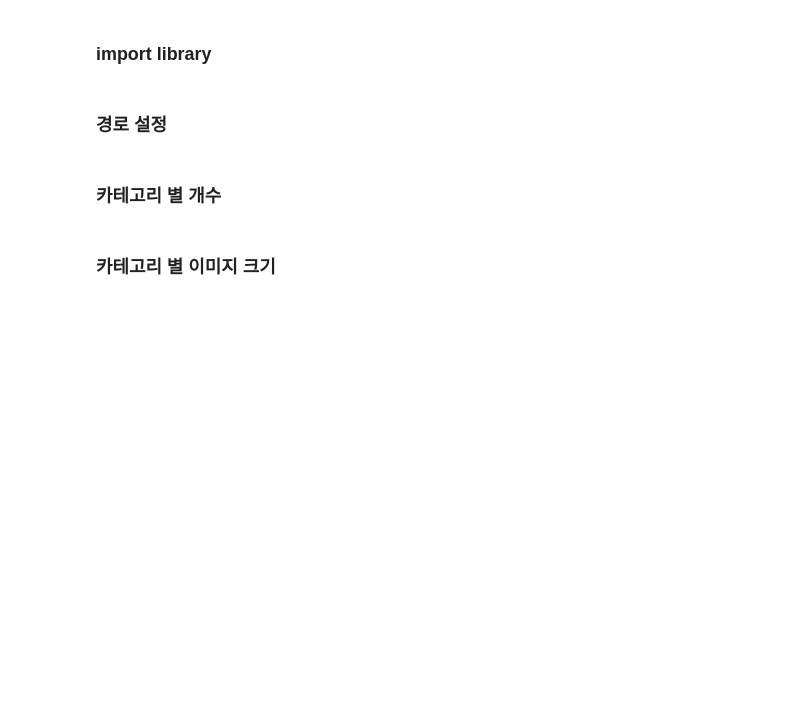
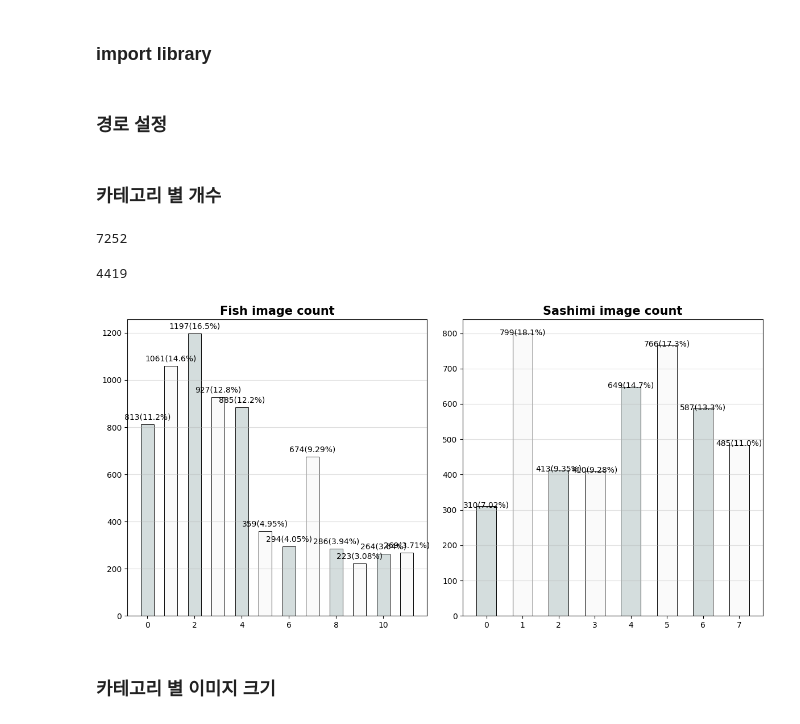
Before and after one commit to boostcampaitech4lv23cv2/final-project-level3-cv-13, a Jupyter notebook: ml/EDA/fish_data_eda.ipynb, the cells around one changed output. Drawn from its saved outputs; the diff is of its cells as text; code cells hidden in the pictures; blank space fills up the shorter version.

Commit message:
[Feat] make pseudo label dataset

```diff
--- a/ml/EDA/fish_data_eda.ipynb
+++ b/ml/EDA/fish_data_eda.ipynb
@@ -13,9 +13,8 @@ import pandas as pd
 ### 경로 설정
 # %%
 #csv_path
-csv_path = '/opt/ml/final-project-level3-cv-13/Data/Fish/Fish_dataset/output/analysis_csv'
-train_csv_path = osp.join(csv_path, 'train.csv')
-valid_csv_path = osp.join(csv_path, 'valid.csv')
+fish_csv_path = '/opt/ml/data/fish/fish.csv'
+sashimi_csv_path = '/opt/ml/data/sashimi/sashimi.csv'
 
 #image_path
 image_path = '/opt/ml/final-project-level3-cv-13/Data/Fish/Fish_dataset/output/crop_image'
@@ -35,46 +34,54 @@ valid_json_path = osp.join(json_path, '[new]_gbt_fish_dtset_val_images.json')
 # %% [markdown]
 ### 카테고리 별 개수
 # %%
-train_csv = pd.read_csv(train_csv_path)
-valid_csv = pd.read_csv(valid_csv_path)
+fish_csv = pd.read_csv(fish_csv_path)
+sashimi_csv = pd.read_csv(sashimi_csv_path)
 # %%
-train_cnt = train_csv['categories_id'].value_counts().sort_index()
-print(len(train_csv))
+fish_cnt = fish_csv['categories_id'].value_counts().sort_index()
+print(len(fish_csv))
+# %% [output]
+7252
 # %%
-valid_cnt = valid_csv['categories_id'].value_counts().sort_index()
+sashimi_cnt = sashimi_csv['categories_id'].value_counts().sort_index()
+print(len(sashimi_csv))
+# %% [output]
+4419
 # %%
 fig = plt.figure(figsize = (12, 6))
 gs = fig.add_gridspec(1, 2)
 
 ax = fig.add_subplot(gs[0:1])
 ax2 = fig.add_subplot(gs[1:2])
 
-ax.bar(train_cnt.index, train_cnt, color=['#d4dddd' if i%2==0 else '#fafafa' for i in range(9)],
+ax.bar(fish_cnt.index, fish_cnt, color=['#d4dddd' if i%2==0 else '#fafafa' for i in range(12)],
         width=0.55,
         edgecolor='black',
         linewidth=0.7)
-ax2.bar(valid_cnt.index, valid_cnt, color=['#d4dddd' if i%2==0 else '#fafafa' for i in range(9)],
+ax2.bar(sashimi_cnt.index, sashimi_cnt, color=['#d4dddd' if i%2==0 else '#fafafa' for i in range(8)],
         width=0.55,
         edgecolor='black',
         linewidth=0.7)
 
-for i in range(5):
-    ax.annotate(f'{train_cnt[i]}({train_cnt[i]/len(train_csv)*100:.3}%)', xy=(i, train_cnt[i]+30),
+for i in range(12):
+    ax.annotate(f'{fish_cnt[i]}({fish_cnt[i]/len(fish_csv)*100:.3}%)', xy=(i, fish_cnt[i]+30),
                    va='center', ha='center',
                )
-    ax2.annotate(f'{valid_cnt[i]}({valid_cnt[i]/len(valid_csv)*100:.3}%)', xy=(i, valid_cnt[i]+3),
+for i in range(8):
+    ax2.annotate(f'{sashimi_cnt[i]}({sashimi_cnt[i]/len(sashimi_csv)*100:.3}%)', xy=(i, sashimi_cnt[i]+3),
                    va='center', ha='center',
                )
 
-ax.set_title('Train image count', weight='bold', fontsize=15)
+ax.set_title('Fish image count', weight='bold', fontsize=15)
 ax.grid(axis='y', linestyle='-', alpha=0.4)
 
-ax2.set_title('Valid image count', weight='bold', fontsize=15)
+ax2.set_title('Sashimi image count', weight='bold', fontsize=15)
 ax2.grid(axis='y', linestyle='-', alpha=0.4)
 
 
 
 fig.tight_layout()
 plt.show()
+# %% [output]
+[figure, added]
 # %% [markdown]
 ### 카테고리 별 이미지 크기
```
Also changed, not shown: parts of 4 cells of this notebook, 7 other files.
